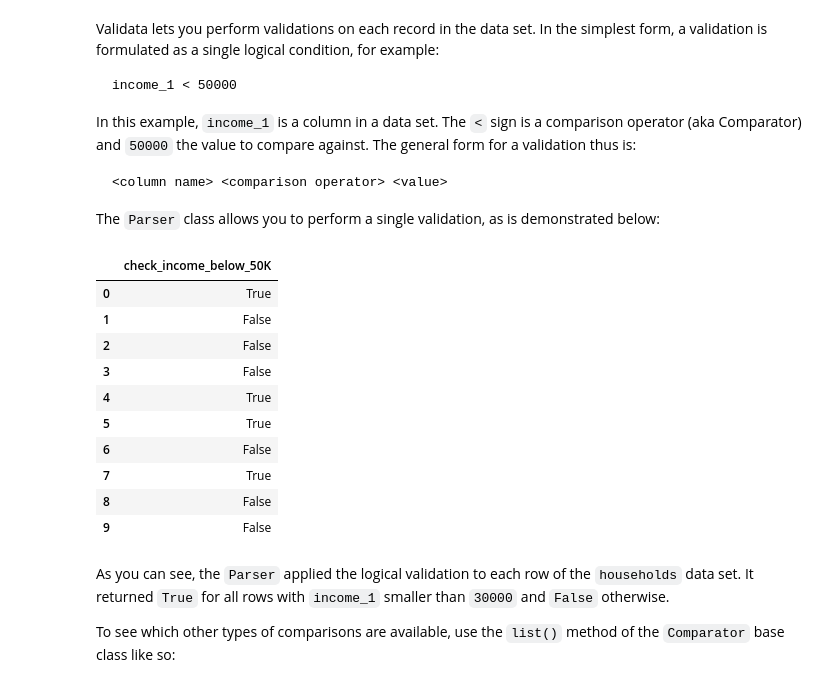
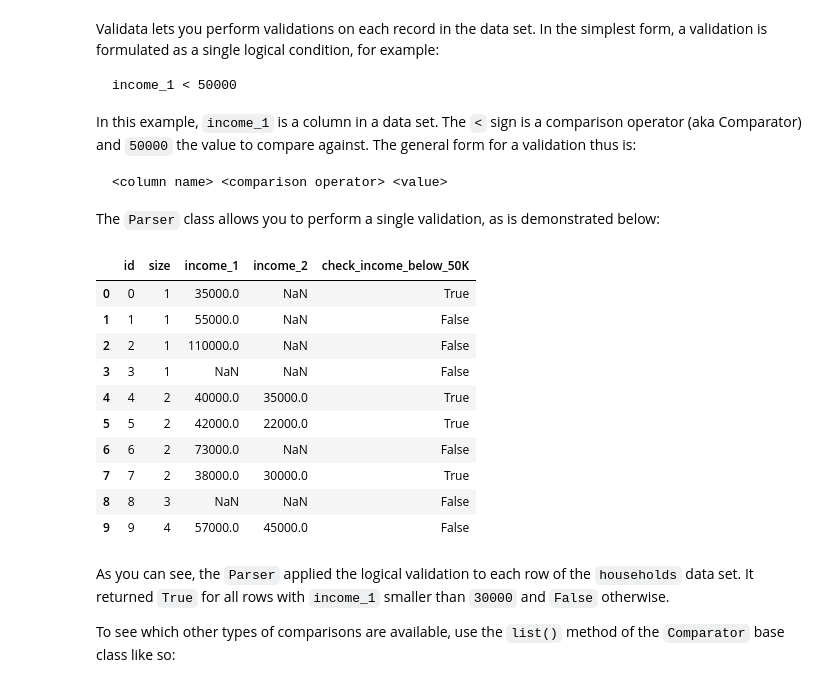
Before and after one commit to wti200/validata, a Jupyter notebook: docs/basic_usage.ipynb, the cells around one changed output. Saved outputs shown, nothing was run; the diff lists cells and outputs as text; code cells hidden in the pictures.

```diff
--- a/docs/basic_usage.ipynb
+++ b/docs/basic_usage.ipynb
@@ -56,23 +56,21 @@ The `Parser` class allows you to perform a single validation, as is demonstrated
 # %%
 # Create a Parser and supply it with a validation
 ps = Parser("income_1 < 50000", "check_income_below_50K")
 
 # Perform the validation on the households data set
-# households.join(
-ps.evaluate(households)
-# )
+households.join(ps.evaluate(households))
 # %% [output]
-|  | check_income_below_50K |
-| 0 | True |
-| 1 | False |
-| 2 | False |
-| 3 | False |
-| 4 | True |
-| 5 | True |
-| 6 | False |
-| 7 | True |
-| 8 | False |
-| 9 | False |
+|  | id | size | income_1 | income_2 | check_income_below_50K |
+| 0 | 0 | 1 | 35000.0 | NaN | True |
+| 1 | 1 | 1 | 55000.0 | NaN | False |
+| 2 | 2 | 1 | 110000.0 | NaN | False |
+| 3 | 3 | 1 | NaN | NaN | False |
+| 4 | 4 | 2 | 40000.0 | 35000.0 | True |
+| 5 | 5 | 2 | 42000.0 | 22000.0 | True |
+| 6 | 6 | 2 | 73000.0 | NaN | False |
+| 7 | 7 | 2 | 38000.0 | 30000.0 | True |
+| 8 | 8 | 3 | NaN | NaN | False |
+| 9 | 9 | 4 | 57000.0 | 45000.0 | False |
 # %% [markdown]
 As you can see, the `Parser` applied the logical validation to each row of the `households` data set. It returned `True` for all rows with `income_1` smaller than `30000` and `False` otherwise.
 
```
Also changed, not shown: parts of 1 cell of this notebook, 2 other files.
